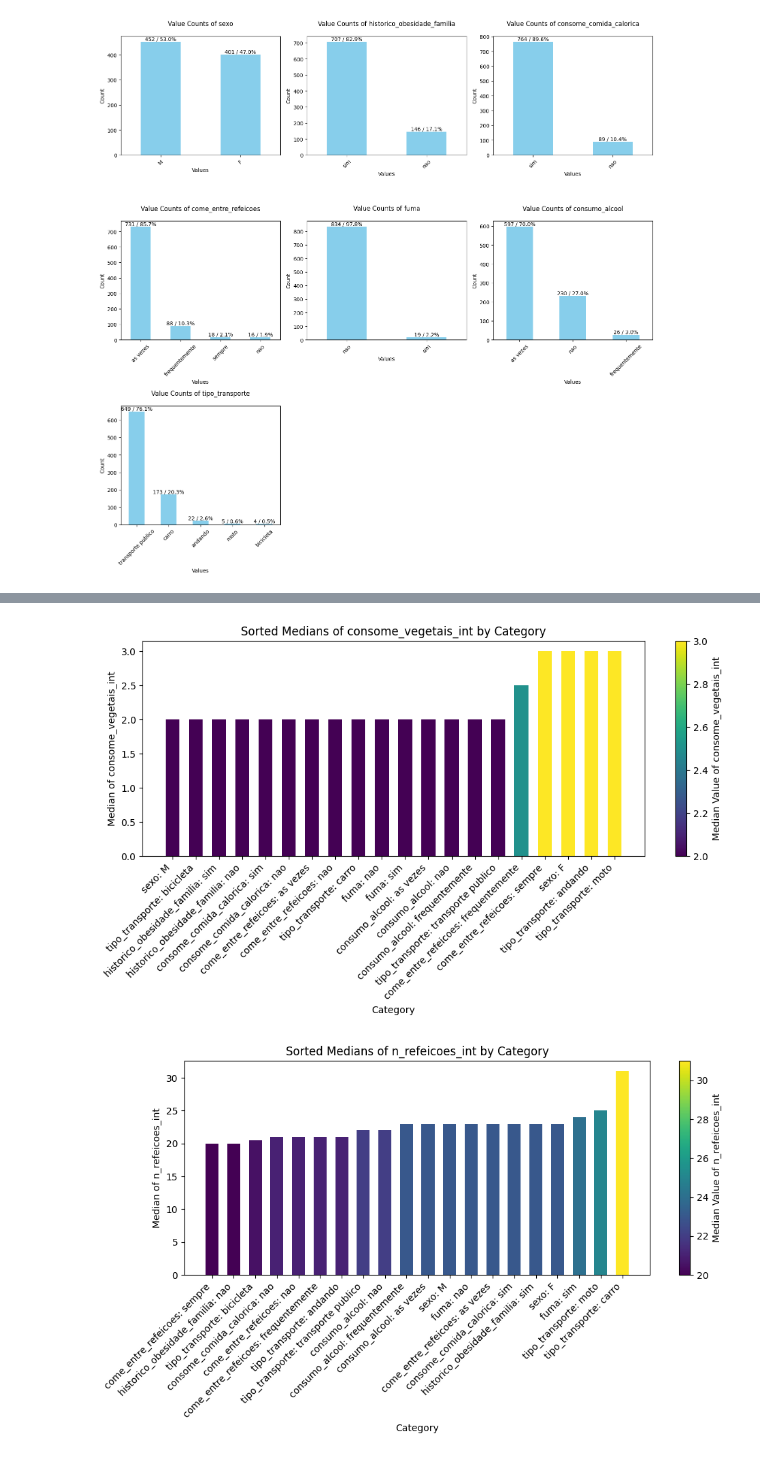
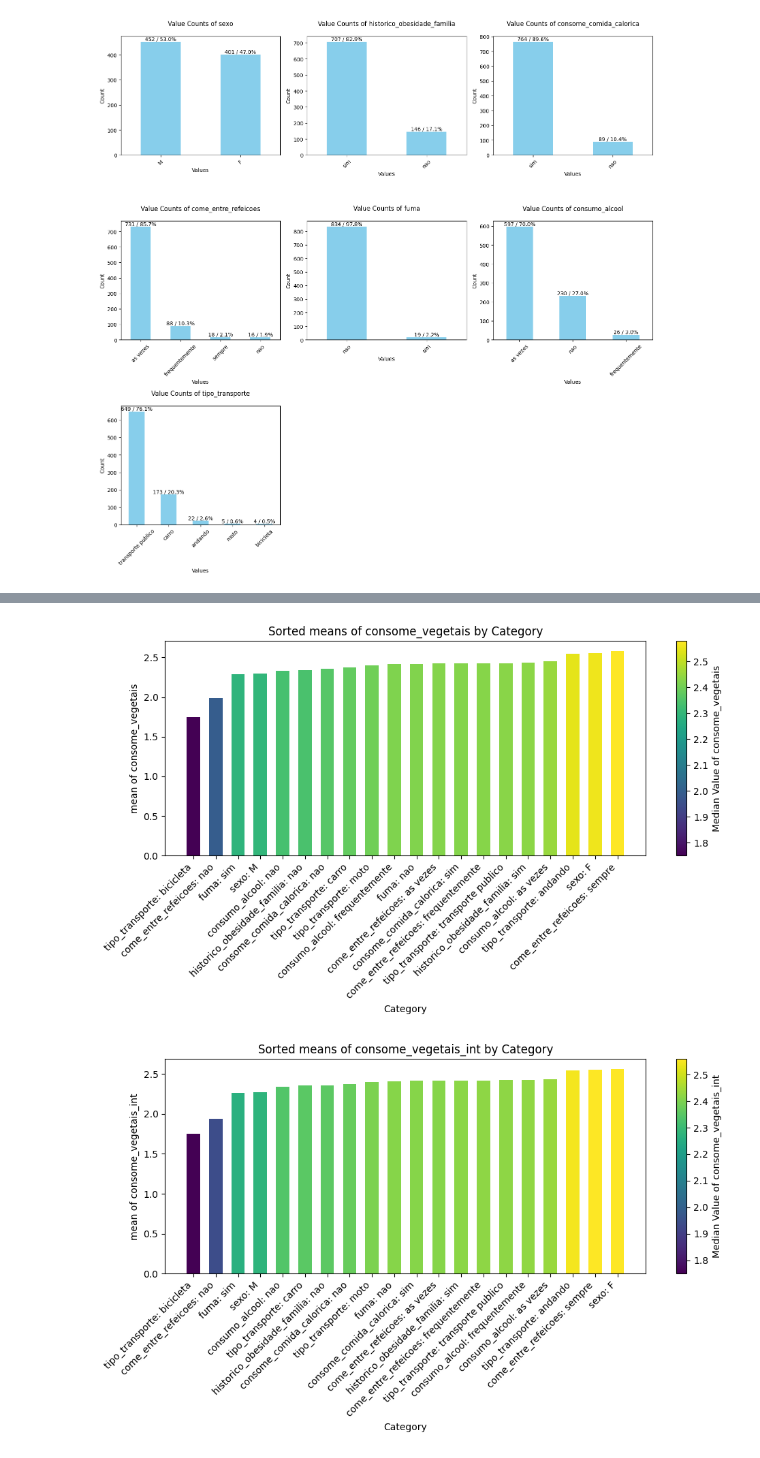
Before and after one commit to LanaArmond/DCC127-2024.3, a Jupyter notebook: DCC127_Trabalho_02.ipynb, the cells around one changed output, grey strips where cells are left out. Cells and saved outputs as stored; diff of their text form; code cells hidden in the pictures.

```diff
--- a/DCC127_Trabalho_02.ipynb
+++ b/DCC127_Trabalho_02.ipynb
@@ -73,21 +73,26 @@ def analyze_numerical_column(row):
   boxplot_with_quartiles(row, yscale='linear')
   create_filtered_histograms(row, log=False, filters=None, color='blue', bins=100)
 
-def calculate_group_medians(df, category_columns, numerical_columns):
+def calculate_group_metric(df, category_columns, numerical_columns, metric='median'):
   result_list = []
 
   for i in range(len(category_columns)):
     for value in df[category_columns[i]].unique():
       group_df = df[df[category_columns[i]] == value]
-      group_mean = group_df[numerical_columns].median()
-      group_mean['category'] = f"{category_columns[i]}: {value}"
-      result_list.append(group_mean)
+
+      if metric == 'median':
+        group_metric = group_df[numerical_columns].median()
+      else:
+        group_metric = group_df[numerical_columns].mean()
+
+      group_metric['category'] = f"{category_columns[i]}: {value}"
+      result_list.append(group_metric)
 
   result_df = pd.DataFrame(result_list)
 
   return result_df
 
-def plot_sorted_group_medians(result_df, numerical_columns):
+def plot_sorted_group_metric(result_df, numerical_columns, metric='median'):
   for col in numerical_columns:
     # Sort the result DataFrame by the median of the current column
     sorted_df = result_df.set_index('category').sort_values(by=col).reset_index()
@@ -104,8 +109,8 @@ def plot_sorted_group_medians(result_df, numerical_columns):
 
     # Set labels and title for the plot
     plt.xlabel('Category')
-    plt.ylabel(f'Median of {col}')
-    plt.title(f'Sorted Medians of {col} by Category')
+    plt.ylabel(f'{metric} of {col}')
+    plt.title(f'Sorted {metric}s of {col} by Category')
     plt.xticks(rotation=45, ha='right')
     plt.tight_layout()
 
@@ -179,7 +184,7 @@ def scale_and_prepare_data(df, categorical_columns, numerical_columns):
 
   return df
 # %%
-numerical_columns = ['idade_int', 'altura', 'peso', 'consome_vegetais', 'consome_vegetais_int', 'n_refeicoes_int', 'consumo_diario_agua', 'consumo_diario_agua_int', 'frequencia_atividade_fisica', 'frequencia_atividade_fisica_int', 'tempo_usando_eletronicos']
+numerical_columns = ['idade', 'idade_int', 'altura', 'peso', 'consome_vegetais', 'consome_vegetais_int', 'n_refeicoes_int', 'consumo_diario_agua', 'consumo_diario_agua_int', 'frequencia_atividade_fisica', 'frequencia_atividade_fisica_int', 'tempo_usando_eletronicos', 'tempo_usando_eletronicos_int']
 
 category_columns = ['sexo', 'historico_obesidade_familia', 'consome_comida_calorica', 'come_entre_refeicoes', 'fuma', 'consumo_alcool', 'tipo_transporte']
 
@@ -193,7 +198,7 @@ ___
 df = pd.read_csv('data/trabalho2_dados_4.csv')
 df = fill_missing_data(df) # substituindo valores faltantes numéricos pela media e categóricos pela moda
 df['idade_int'] = np.floor(df['idade'])
-df['n_refeicoes_int'] = df['idade'].round()
+df['n_refeicoes_int'] = df['n_refeicoes'].round()
 df['consome_vegetais_int'] = df['consome_vegetais'].round()
 df['consumo_diario_agua_int'] = df['consumo_diario_agua'].round()
 df['frequencia_atividade_fisica_int'] = df['frequencia_atividade_fisica'].round()
@@ -293,4 +298,4 @@ skewness: -0.07871629643156604
 # %%
-result_df = calculate_group_medians(df, category_columns, numerical_columns) # seria interessante categorizar n_refeiçoes, vegetais, etc
+result_df = calculate_group_metric(df, category_columns, numerical_columns, metric='mean') # seria interessante categorizar n_refeiçoes, vegetais, etc
 result_df
 # %% [output]
@@ -314,3 +319,3 @@ result_df
 # %%
-plot_sorted_group_medians(result_df, numerical_columns)
+plot_sorted_group_metric(result_df, numerical_columns, metric='mean')
 # %% [output]
@@ -321,2 +326,2 @@ plot_sorted_group_medians(result_df, numerical_columns)
-[figure, old version]
+[figure, new version]
-[figure, old version]
+[figure, new version]
```
Also changed, not shown: parts of 5 cells of this notebook.
